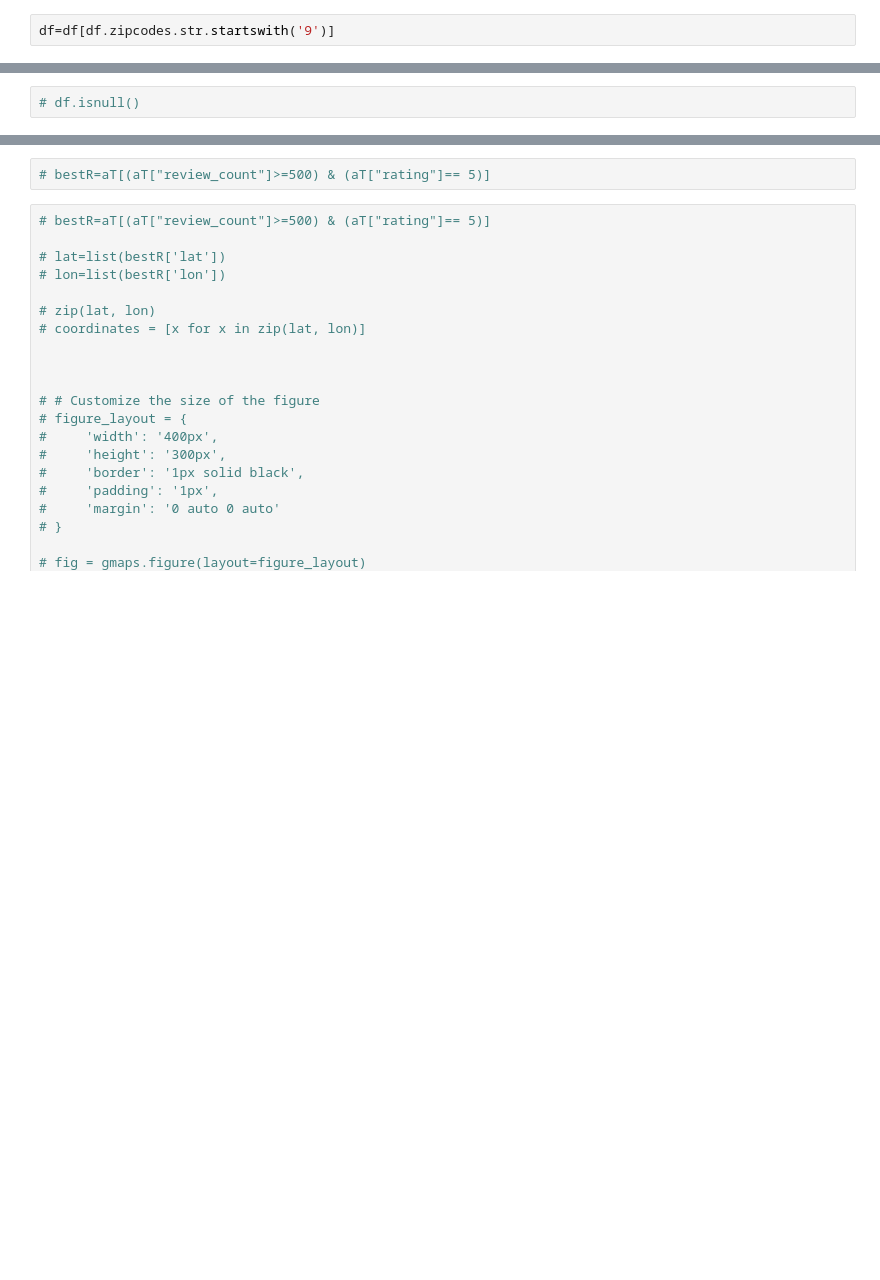
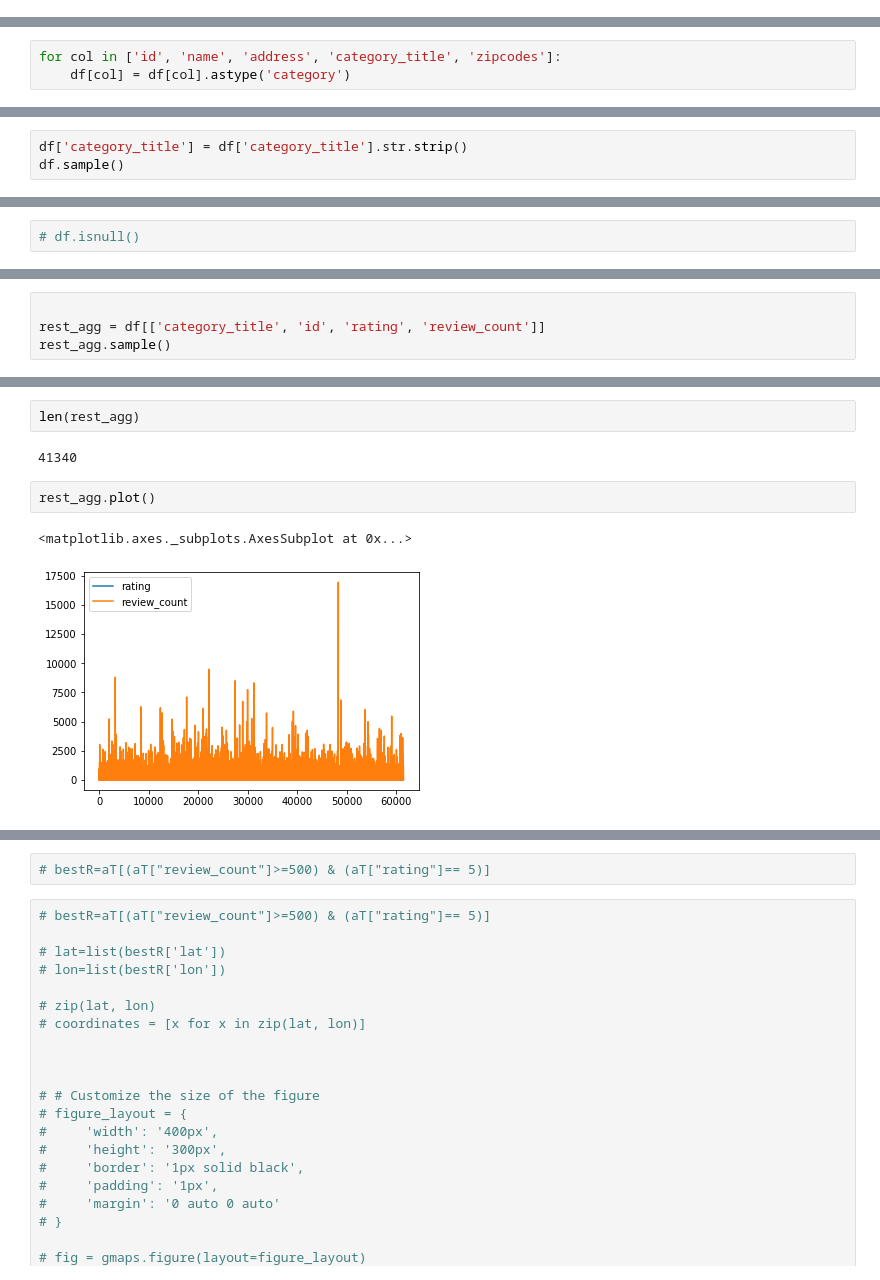
Before and after one commit to sherirosalia/LA_Restaurants_Yelp_API, a Jupyter notebook: explore_types_prep.ipynb, the cells around one changed output, grey strips where cells are left out. Drawn from its saved outputs; the diff is of its cells as text; blank space fills up the shorter version.

```diff
--- a/explore_types_prep.ipynb
+++ b/explore_types_prep.ipynb
@@ -15,2 +35,0 @@ df.head(2)
-# %%
-df=df[df.zipcodes.str.startswith('9')]
@@ -16,0 +55,3 @@ df=df[df.zipcodes.str.startswith('9')]
+# %%
+for col in ['id', 'name', 'address', 'category_title', 'zipcodes']:
+    df[col] = df[col].astype('category')
@@ -31,0 +92,3 @@ df.sample(2)
+# %%
+df['category_title'] = df['category_title'].str.strip()
+df.sample()
@@ -46,0 +137,4 @@ gmaps.configure(api_key=api_key)
+# %%
+
+rest_agg = df[['category_title', 'id', 'rating', 'review_count']]
+rest_agg.sample()
@@ -46,0 +162,9 @@ gmaps.configure(api_key=api_key)
+# %%
+len(rest_agg)
+# %% [output]
+41340
+# %%
+rest_agg.plot()
+# %% [output]
+<matplotlib.axes._subplots.AxesSubplot at 0x...>
+[figure, added]
```
Also changed, not shown: parts of 25 cells of this notebook, 1 other file.
